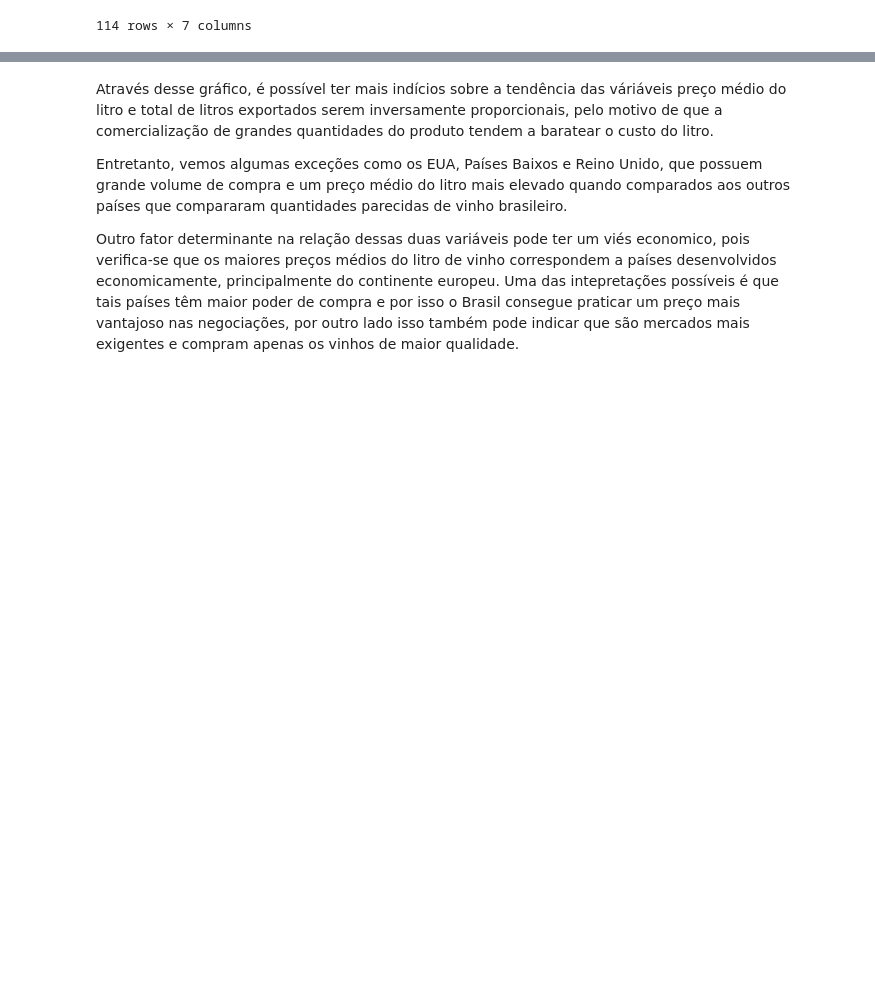
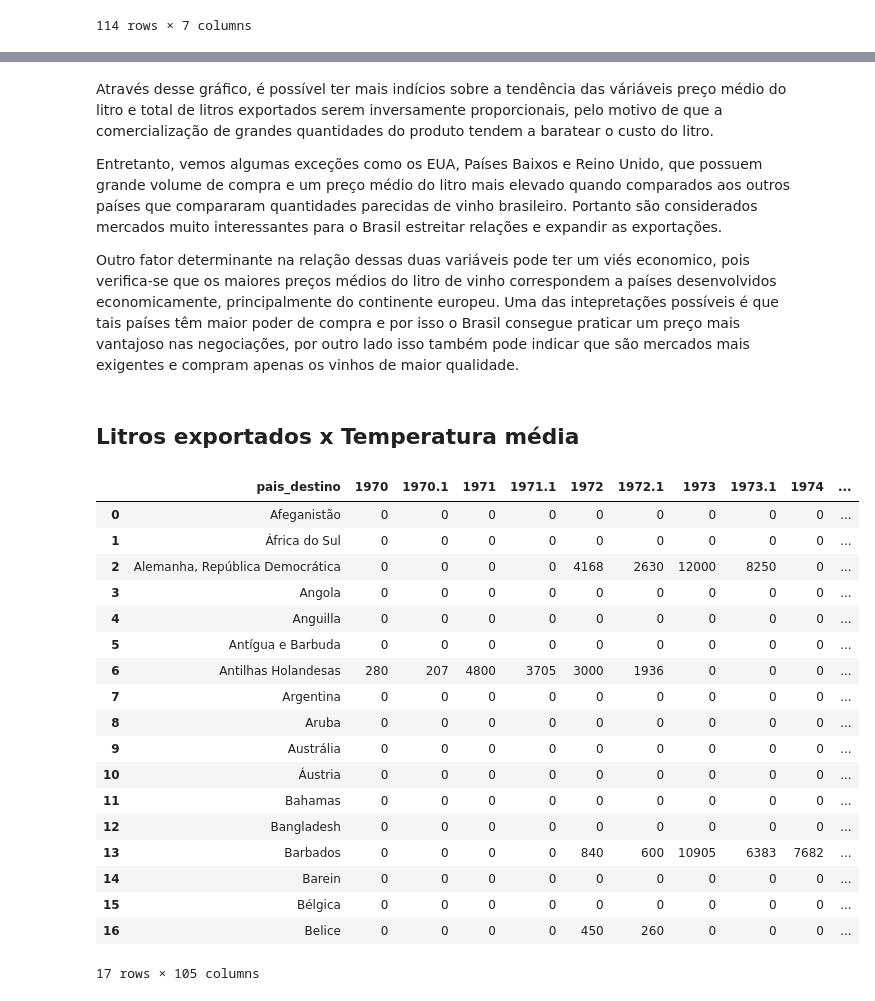
Before and after one commit to jackson-simionato/fase1_pos_tech_challenge_wine, a Jupyter notebook: fase 1 - tech challenge (vinhos).ipynb, the cells around one changed output, grey strips where cells are left out. Drawn from its saved outputs; the diff is of its cells as text; code cells hidden in the pictures; blank space fills up the shorter version.

```diff
--- a/fase 1 - tech challenge (vinhos).ipynb
+++ b/fase 1 - tech challenge (vinhos).ipynb
@@ -1330,6 +1316,30 @@ findfont: Font family ['Liberation Serif'] not found. Falling back to DejaVu San
 # %% [markdown]
 Através desse gráfico, é possível ter mais indícios sobre a tendência das váriáveis preço médio do litro e total de litros exportados serem inversamente proporcionais, pelo motivo de que a comercialização de grandes quantidades do produto tendem a baratear o custo do litro.
 
-Entretanto, vemos algumas exceções como os EUA, Países Baixos e Reino Unido, que possuem grande volume de compra e um preço médio do litro mais elevado quando comparados aos outros países que compararam quantidades parecidas de vinho brasileiro.
+Entretanto, vemos algumas exceções como os EUA, Países Baixos e Reino Unido, que possuem grande volume de compra e um preço médio do litro mais elevado quando comparados aos outros países que compararam quantidades parecidas de vinho brasileiro. Portanto são considerados mercados muito interessantes para o Brasil estreitar relações e expandir as exportações.
 
 Outro fator determinante na relação dessas duas variáveis pode ter um viés economico, pois verifica-se que os maiores preços médios do litro de vinho correspondem a países desenvolvidos economicamente, principalmente do continente europeu. Uma das intepretações possíveis é que tais países têm maior poder de compra e por isso o Brasil consegue praticar um preço mais vantajoso nas negociações, por outro lado isso também pode indicar que são mercados mais exigentes e compram apenas os vinhos de maior qualidade.
+# %% [markdown]
+## Litros exportados x Temperatura média
+# %%
+wine_data_temperature
+# %% [output]
+|  | pais_destino | 1970 | 1970.1 | 1971 | 1971.1 | 1972 | 1972.1 | 1973 | 1973.1 | 1974 | ... |
+| 0 | Afeganistão | 0 | 0 | 0 | 0 | 0 | 0 | 0 | 0 | 0 | ... |
+| 1 | África do Sul | 0 | 0 | 0 | 0 | 0 | 0 | 0 | 0 | 0 | ... |
+| 2 | Alemanha, República Democrática | 0 | 0 | 0 | 0 | 4168 | 2630 | 12000 | 8250 | 0 | ... |
+| 3 | Angola | 0 | 0 | 0 | 0 | 0 | 0 | 0 | 0 | 0 | ... |
+| 4 | Anguilla | 0 | 0 | 0 | 0 | 0 | 0 | 0 | 0 | 0 | ... |
+| 5 | Antígua e Barbuda | 0 | 0 | 0 | 0 | 0 | 0 | 0 | 0 | 0 | ... |
+| 6 | Antilhas Holandesas | 280 | 207 | 4800 | 3705 | 3000 | 1936 | 0 | 0 | 0 | ... |
+| 7 | Argentina | 0 | 0 | 0 | 0 | 0 | 0 | 0 | 0 | 0 | ... |
+| 8 | Aruba | 0 | 0 | 0 | 0 | 0 | 0 | 0 | 0 | 0 | ... |
+| 9 | Austrália | 0 | 0 | 0 | 0 | 0 | 0 | 0 | 0 | 0 | ... |
+| 10 | Áustria | 0 | 0 | 0 | 0 | 0 | 0 | 0 | 0 | 0 | ... |
+| 11 | Bahamas | 0 | 0 | 0 | 0 | 0 | 0 | 0 | 0 | 0 | ... |
+| 12 | Bangladesh | 0 | 0 | 0 | 0 | 0 | 0 | 0 | 0 | 0 | ... |
+| 13 | Barbados | 0 | 0 | 0 | 0 | 840 | 600 | 10905 | 6383 | 7682 | ... |
+| 14 | Barein | 0 | 0 | 0 | 0 | 0 | 0 | 0 | 0 | 0 | ... |
+| 15 | Bélgica | 0 | 0 | 0 | 0 | 0 | 0 | 0 | 0 | 0 | ... |
+| 16 | Belice | 0 | 0 | 0 | 0 | 450 | 260 | 0 | 0 | 0 | ... |
+17 rows × 105 columns
```
Also changed, not shown: parts of 17 cells of this notebook, 6 other files.
